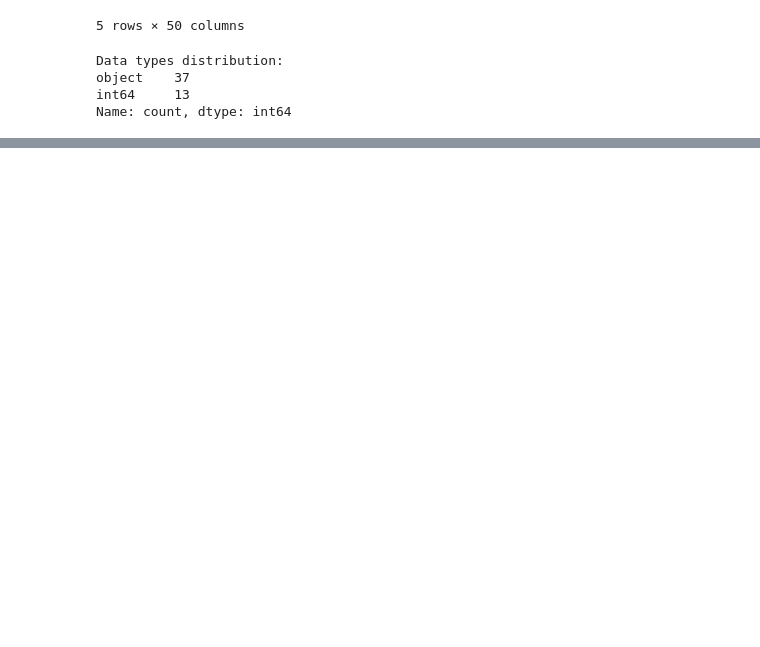
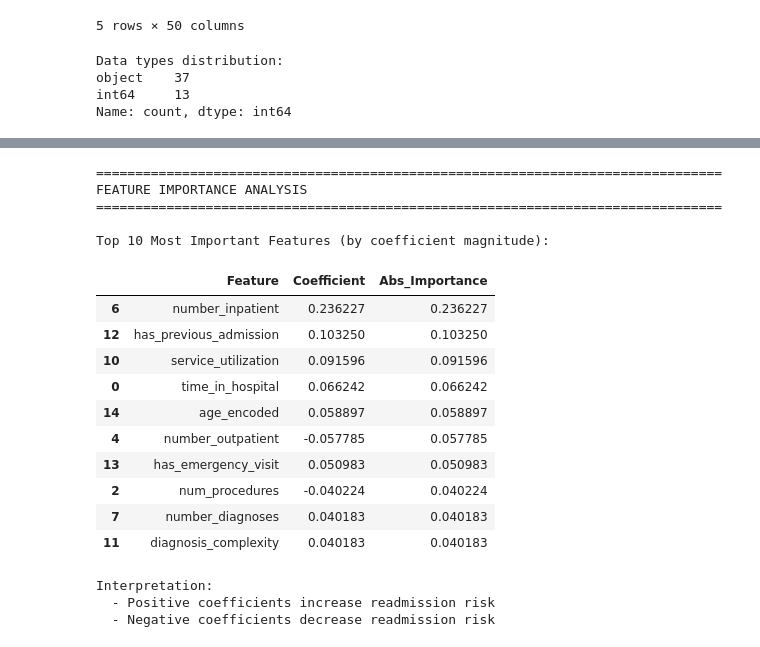
Before and after one commit to Troaxx/mldp, a Jupyter notebook: eda.ipynb, the cells around one changed output, grey strips where cells are left out. Cells and saved outputs as stored; diff of their text form; code cells hidden in the pictures; blank space fills up the shorter version.

```diff
--- a/eda.ipynb
+++ b/eda.ipynb
@@ -587,14 +1114,40 @@ print("\n✓ Final model evaluation completed")
 # %%
 print("\n" + "="*80)
 print("FEATURE IMPORTANCE ANALYSIS")
 print("="*80)
 
+# For Logistic Regression, use coefficients as feature importance
 feature_importance = pd.DataFrame({
     'Feature': available_features,
-    'Importance': best_model.feature_importances_
-}).sort_values('Importance', ascending=False)
+    'Coefficient': best_model.coef_[0],
+    'Abs_Importance': np.abs(best_model.coef_[0])
+}).sort_values('Abs_Importance', ascending=False)
 
-print("\nTop 10 Most Important Features:")
+print("\nTop 10 Most Important Features (by coefficient magnitude):")
 display(feature_importance.head(10))
+
+print("\nInterpretation:")
+print("  - Positive coefficients increase readmission risk")
+print("  - Negative coefficients decrease readmission risk")
+# %% [output]
+================================================================================
+FEATURE IMPORTANCE ANALYSIS
+================================================================================
+
+Top 10 Most Important Features (by coefficient magnitude):
+|  | Feature | Coefficient | Abs_Importance |
+| 6 | number_inpatient | 0.236227 | 0.236227 |
+| 12 | has_previous_admission | 0.103250 | 0.103250 |
+| 10 | service_utilization | 0.091596 | 0.091596 |
+| 0 | time_in_hospital | 0.066242 | 0.066242 |
+| 14 | age_encoded | 0.058897 | 0.058897 |
+| 4 | number_outpatient | -0.057785 | 0.057785 |
+| 13 | has_emergency_visit | 0.050983 | 0.050983 |
+| 2 | num_procedures | -0.040224 | 0.040224 |
+| 7 | number_diagnoses | 0.040183 | 0.040183 |
+| 11 | diagnosis_complexity | 0.040183 | 0.040183 |
+Interpretation:
+  - Positive coefficients increase readmission risk
+  - Negative coefficients decrease readmission risk
 # %%
 plt.figure(figsize=(10, 8))
```
Also changed, not shown: parts of 58 cells of this notebook, 4 other files.
